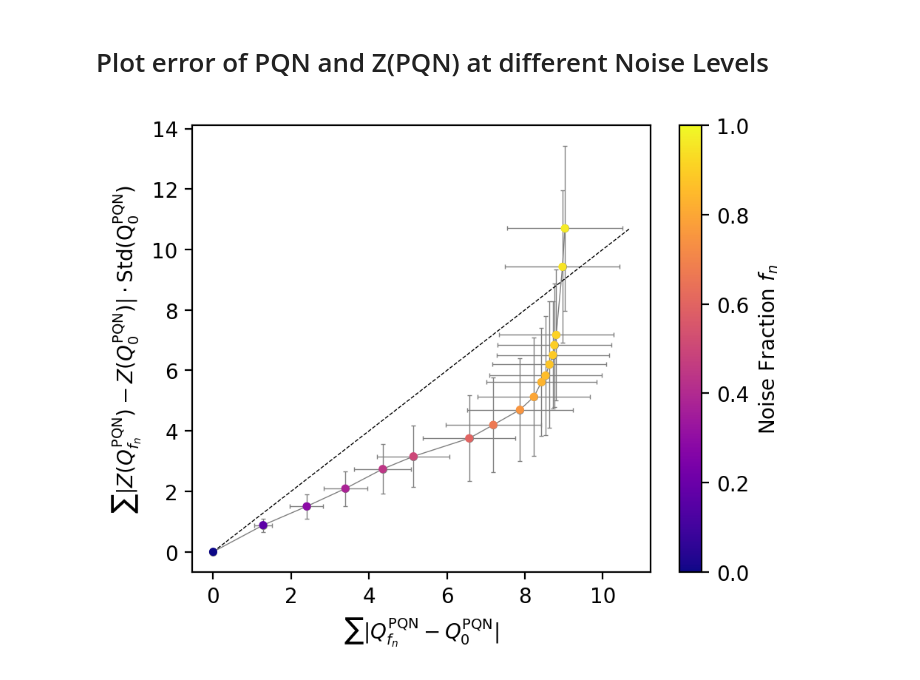
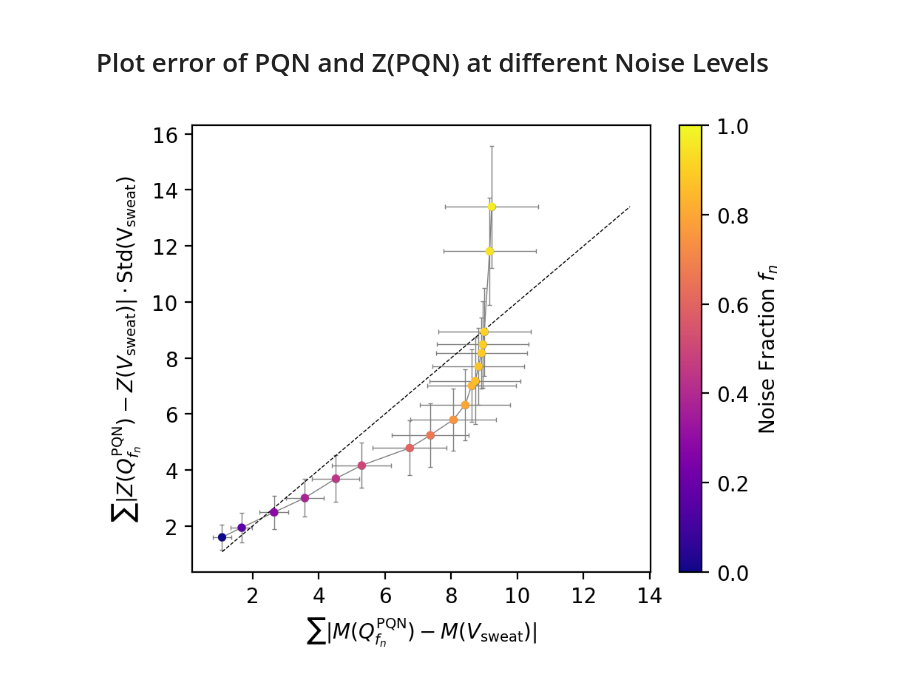
Before and after one commit to Gotsmy/sweat_normalization, a Jupyter notebook: synthetic_data/Noisy_PQN.ipynb, the cells around one changed output. Cells and saved outputs as stored; diff of their text form; code cells hidden in the pictures.

Commit message:
Improved Noisy_PQN analysis.

```diff
--- a/synthetic_data/Noisy_PQN.ipynb
+++ b/synthetic_data/Noisy_PQN.ipynb
@@ -24,7 +24,7 @@ toy_parameters = np.array([[2,.1,1,0,.1],
                            [2,.1,3,0,.1],
                            [2,.1,.5,0,.1]])
 
-noise_levels = [20,40,60,80,100,150,200,300,400,500,600,700,800,900,1000,2000,3000]
+noise_levels = [20,30,40,50,60,80,100,150,200,300,400,500,600,700,800,900,1000,2000,3000]
 # sample sv and e
 sv_t_list, sv_v_list = sdg.generate_sweat_volumes(n_replicates,n_metabolites,n_timepoints)
 e_list               = sdg.generate_experimental_errors(n_replicates,n_metabolites,n_timepoints,error_sigma)
@@ -49,13 +49,14 @@ for n_replicate in range(n_replicates):
         PQNs[n_noise] = norm.calculate_pqn(combined_tensor)
     # save everything in a dictionary.
     results[n_replicate] = PQNs
-# with open(f'noisy_pqn.pkl','wb') as file:
-#     pickle.dump(results,file)
+to_file = sv_v_list, results
+with open(f'noisy_pqn.pkl','wb') as file:
+    pickle.dump(to_file,file)
 # %% [markdown]
 # Plot CV of PQN time series
 # %%
 with open(f'noisy_pqn.pkl','rb') as file:
-    results = pickle.load(file)
+    sv_v_list, results = pickle.load(file)
 
 def cv(array):
     return np.std(array)/np.mean(array)
@@ -104,6 +105,10 @@ plt.show()
 def standard_scale(array):
     z = (array-np.mean(array))/np.std(array)
     return z
+
+def mean_scaled(array):
+    m = array/np.mean(array)
+    return m
 
 comp_abs = {}
 comp_sca = {}
@@ -114,8 +119,9 @@ for n_noise in [0]+noise_levels:
 for n_replicate in results:
     tmp = results[n_replicate]
     for n_noise in tmp:
-        comp_abs[n_noise].append(np.sum(np.abs(tmp[n_noise]/np.mean(tmp[n_noise])-tmp[0]/np.mean(tmp[0]))))
-        comp_sca[n_noise].append(np.sum(np.abs(standard_scale(tmp[n_noise])-standard_scale(tmp[0])))*np.std(tmp[0]))
+        comp_abs[n_noise].append(np.sum(np.abs(   mean_scaled(tmp[n_noise])-    mean_scaled(sv_v_list[n_replicate]))))
+        comp_sca[n_noise].append(np.sum(np.abs(standard_scale(tmp[n_noise])-standard_scale(sv_v_list[n_replicate])))*np.std(sv_v_list))
+#     break
 
 abs_means = []
 sca_means = []
@@ -126,24 +132,26 @@ for n_noise in comp_abs:
     sca_means.append(np.mean(comp_sca[n_noise]))
     abs_std.append(np.std(comp_abs[n_noise]))
     sca_std.append(np.std(comp_sca[n_noise]))
+
+fn_list = np.array(list(comp_abs.keys()))/(100+np.array(list(comp_abs.keys())))
 # %%
 def options_plot_identiy(*some_arrays,color='k',linestyle='--',linewidth=1,label=False):
     tmp_min = np.min(some_arrays)
     tmp_max = np.max(some_arrays)
     if label:
         plt.plot([tmp_min,tmp_max],[tmp_min,tmp_max],color=color,linestyle=linestyle,linewidth=linewidth,label='Identity')
     else:
         plt.plot([tmp_min,tmp_max],[tmp_min,tmp_max],color=color,linestyle=linestyle,linewidth=linewidth)
 
 plt.figure(dpi=200,figsize=(5,4))
 plt.plot(abs_means,sca_means,color='grey',linewidth=.5)
 for i in range(len(abs_means)):
     plt.errorbar(abs_means[i],sca_means[i],yerr=sca_std[i],xerr=abs_std[i],marker='.',zorder=0,color='grey',linewidth=.5,capsize=1,capthick=.5)
 options_plot_identiy(abs_means,sca_means,linewidth=.5,label=True)
-plt.xlabel(r'$\sum |Q^{\rm PQN}_{f_n}-Q^{\rm PQN}_0|$')
-plt.ylabel(r'$\sum |Z(Q^{\rm PQN}_{f_n})-Z(Q^{\rm PQN}_0)| \cdot \rm Std(Q^{\rm PQN}_0)$')
-points = plt.scatter(abs_means,sca_means,marker='.',zorder=5,color=cm.plasma(np.array(list(comp_abs.keys()))/(100+np.array(list(comp_abs.keys())))))
+plt.xlabel(r'$\sum |M(Q^{\rm PQN}_{f_n})-M(V_{\rm sweat})|$')
+plt.ylabel(r'$\sum |Z(Q^{\rm PQN}_{f_n})-Z(V_{\rm sweat})| \cdot \rm Std(V_{\rm sweat})$')
+points = plt.scatter(abs_means,sca_means,marker='.',zorder=5,color=cm.plasma(fn_list))
 plt.colorbar(mappable=cm.ScalarMappable(cmap='plasma'),label=r'Noise Fraction $f_n$')
 plt.show()
 # %% [output]
-[figure, old version]
+[figure, new version]
```
Also changed, not shown: parts of 1 cell of this notebook.
